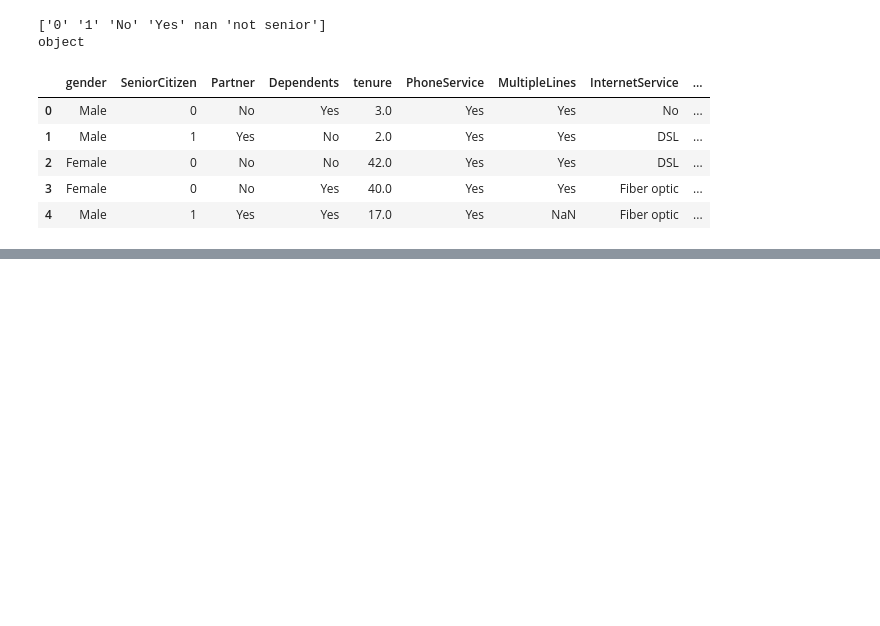
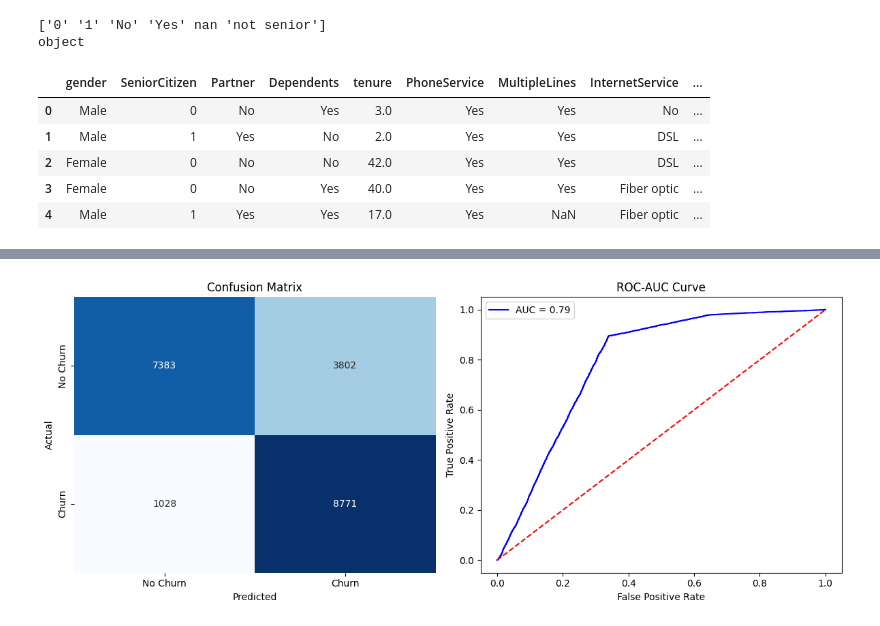
Before and after one commit to ryomen181/PREDICTIVE-ANALYSIS-USING-MACHINE-LEARNING, a Jupyter notebook: Task2.ipynb, the cells around one changed output, grey strips where cells are left out. Cells and saved outputs as stored; diff of their text form; code cells hidden in the pictures; blank space fills up the shorter version.

```diff
--- a/Task2.ipynb
+++ b/Task2.ipynb
@@ -128,6 +132,10 @@ for col in cols:
 
 # Here in the above selected columns we had diffrent values like "No Internet Service" and mostly "No". Both of these values in the end indicate the same thing that is "No"
 # To fix this we will handle the columns selected above and change all the values to "NO" to standardize the column
+
+#Then for the column "MultipleLines" its the same issue that there are multiple values like "No" and NaN and "No Phone service"
+# To fix this we di use the fillna() function again
+data['MultipleLines']=data['MultipleLines'].fillna("No")
 # %%
 data.isnull().sum()
 # %% [output]
@@ -148,3 +156,8 @@ MonthlyCharges       388
 TotalCharges        1062
 Churn                  0
 dtype: int64
+# %%
+# Now we use mode to fill the categorical columns. We will use the most frequent value
+cat_cols=['gender','Partner','Dependents','PaymentMethod']
+for col in cat_cols:
+    data[col]=data[col].fillna(data[col].mode()[0])
@@ -150,0 +184,4 @@ dtype: int64
+# %%
+# Now we fix the numerical columns (tenure and MonthlyCharges) by filling the missing/null values using the median
+data['tenure']=data['tenure'].fillna(data['tenure'].median())
+data['MonthlyCharges']=data['MonthlyCharges'].fillna(data['MonthlyCharges'].median())
@@ -150,0 +208,6 @@ dtype: int64
+# %%
+# Now we fill in the missing TotalCharges values by simple multiplication nd for SeniorCitizen we replace the yes and no with 0 and 1 and chaneg the values to numeric datatypr and fill in the missing/null values using mediam
+data['TotalCharges'] = data['TotalCharges'].fillna(data['MonthlyCharges'] * data['tenure'])
+data['SeniorCitizen'] = data['SeniorCitizen'].fillna(0)
+data.isnull().sum()
+#as we can see now the data is fully clean and ready to be used to train the model using classification algorithm
@@ -150,0 +252,70 @@ dtype: int64
+# %%
+if 'customerID' in data.columns:
+    data = data.drop(columns=['customerID'])
+# 2. CLEAN THE TARGET (CHURN)
+# Standardize all messy labels and remove "Unknowns"
+churn_mapping = {'YES': 1, 'Y': 1, 'CHURNED': 1, 'NO': 0, 'N': 0, 'NO CHURN': 0}
+data['Churn'] = data['Churn'].astype(str).str.strip().str.upper().map(churn_mapping)
+data = data.dropna(subset=['Churn'])
+data['Churn'] = data['Churn'].astype(int)
+
+# 3. MEMORY-SAFE ENCODING (Label Encoding)
+# This replaces text with numbers IN-PLACE. No new columns, no RAM explosion.
+le = LabelEncoder()
+for col in data.select_dtypes(include=['object']).columns:
+    data[col] = le.fit_transform(data[col].astype(str))
+
+# 4. PREPARE X AND Y (Using float32 to save 50% more memory)
+X = data.drop('Churn', axis=1).astype('float32')
+y = data['Churn']
+
+# 5. TRAIN-TEST SPLIT (70/30)
+X_train, X_test, y_train, y_test = train_test_split(X, y, test_size=0.3, random_state=42)
+
+# 6. SCALE AND TRAIN
+scaler = StandardScaler()
+X_train_scaled = scaler.fit_transform(X_train)
+X_test_scaled = scaler.transform(X_test)
+
+model = LogisticRegression(max_iter=1000)
+model.fit(X_train_scaled, y_train)
+
+# 7. PREDICTIONS
+y_pred = model.predict(X_test_scaled)
+y_prob = model.predict_proba(X_test_scaled)[:, 1]
+
+# 8. ALL REQUESTED METRICS
+print("--- MODEL PERFORMANCE ---")
+print(f"Accuracy:  {accuracy_score(y_test, y_pred):.4f}")
+print(f"Precision: {precision_score(y_test, y_pred):.4f}")
+print(f"Recall:    {recall_score(y_test, y_pred):.4f}")
+print(f"F1 Score:  {f1_score(y_test, y_pred):.4f}")
+print(f"ROC AUC:   {roc_auc_score(y_test, y_prob):.4f}")
+print("\nClassification Report:\n", classification_report(y_test, y_pred))
+
+# 9. VISUALIZATIONS
+pl.figure(figsize=(12, 5))
+
+# Confusion Matrix
+pl.subplot(1, 2, 1)
+cm = confusion_matrix(y_test, y_pred)
+sns.heatmap(cm, annot=True, fmt='d', cmap='Blues', cbar=False,
+            xticklabels=['No Churn', 'Churn'],
+            yticklabels=['No Churn', 'Churn'])
+pl.title('Confusion Matrix')
+pl.xlabel('Predicted')
+pl.ylabel('Actual')
+
+# ROC Curve
+pl.subplot(1, 2, 2)
+fpr, tpr, _ = roc_curve(y_test, y_prob)
+pl.plot(fpr, tpr, color='blue', label=f'AUC = {roc_auc_score(y_test, y_prob):.2f}')
+pl.plot([0, 1], [0, 1], color='red', linestyle='--')
+pl.title('ROC-AUC Curve')
+pl.xlabel('False Positive Rate')
+pl.ylabel('True Positive Rate')
+pl.legend()
+
+pl.tight_layout()
+pl.show()
+# %% [output]
@@ -150,0 +338 @@ dtype: int64
+[figure, added]
```
Also changed, not shown: parts of 9 cells of this notebook.
